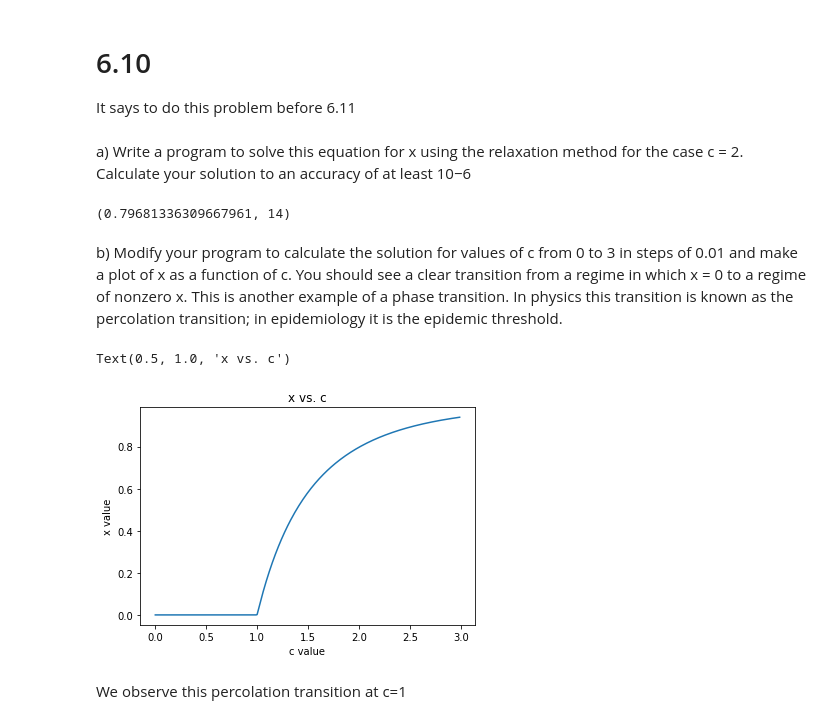
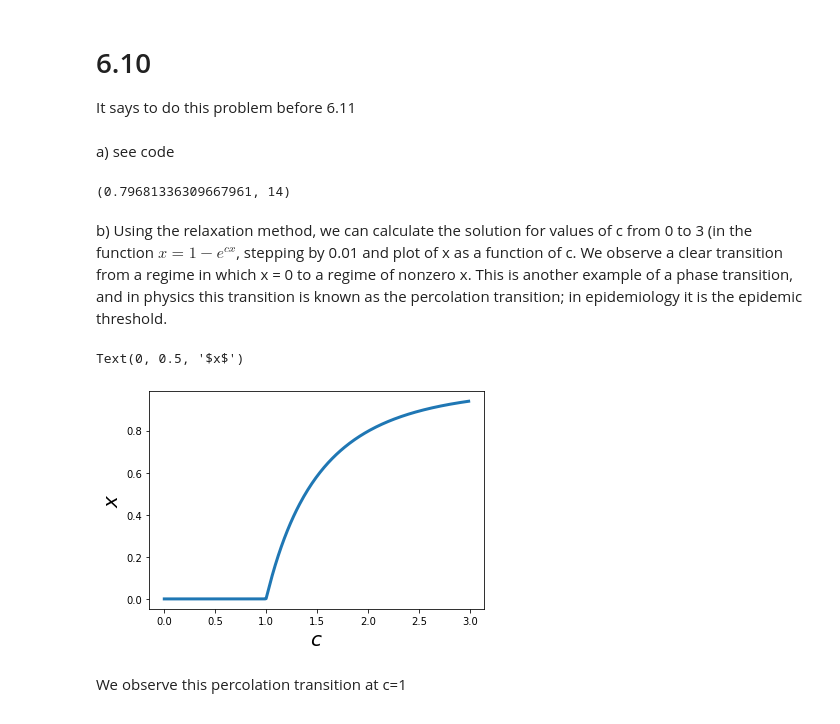
Before and after one commit to nkasmanoff/CompPhys2019, a Jupyter notebook: homework2/Notebooks/HW 2 Q1.ipynb, the cells around one changed output. Drawn from its saved outputs; the diff is of its cells as text; code cells hidden in the pictures.

```diff
--- a/homework2/Notebooks/HW 2 Q1.ipynb
+++ b/homework2/Notebooks/HW 2 Q1.ipynb
@@ -22,8 +22,8 @@ def relaxation_method(x0,f,etol):
 
         steps +=1
     return x,steps
-# %% [markdown]
-a) Write a program to solve this equation for x using the relaxation method for the case c = 2. Calculate your solution to an accuracy of at least 10−6
+# %% [markdown]
+a) see code
 # %%
 c = 2
 f = lambda x: 1-np.exp(-c*x)
@@ -31,7 +31,7 @@ relaxation_method(10,f,1e-6)
 # %% [output]
 (0.79681336309667961, 14)
 # %% [markdown]
-b) Modify your program to calculate the solution for values of c from 0 to 3 in steps of 0.01 and make a plot of x as a function of c. You should see a clear transition from a regime in which x = 0 to a regime of nonzero x. This is another example of a phase transition. In physics this transition is known as the percolation transition; in epidemiology it is the epidemic threshold.
+b) Using the relaxation method, we can calculate the solution for values of c from 0 to 3 (in the function $x = 1 - e^{cx}$,  stepping by 0.01 and plot of x as a function of c. We observe a clear transition from a regime in which x = 0 to a regime of nonzero x. This is another example of a phase transition, and in physics this transition is known as the percolation transition; in epidemiology it is the epidemic threshold.
 # %%
 cs = np.arange(0,3,.01)
 xs = []
@@ -40,15 +40,15 @@ for c in cs:
     x = relaxation_method(10,f,1e-6)[0]
     xs.append(x)
 # %%
-plt.plot(cs,xs)
-plt.xlabel('c value')
-plt.ylabel('x value')
-plt.title("x vs. c")
+plt.figure(figsize=(6,4))
+plt.plot(cs,xs,linewidth = 3)
+plt.xlabel('$c$',fontsize = 20)
+plt.ylabel('$x$',fontsize = 20)
 #plt.yscale('log')
 #plt.xscale('log')
 # %% [output]
-Text(0.5, 1.0, 'x vs. c')
+Text(0, 0.5, '$x$')
-[figure, old version]
+[figure, new version]
 # %% [markdown]
 We observe this percolation transition at c=1
 # %% [markdown]
```
Also changed, not shown: parts of 15 cells of this notebook, 15 other files.
